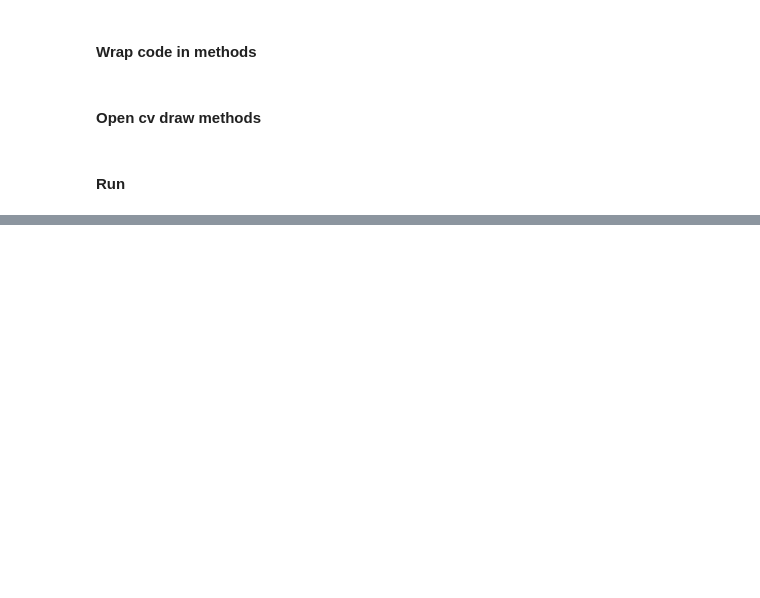
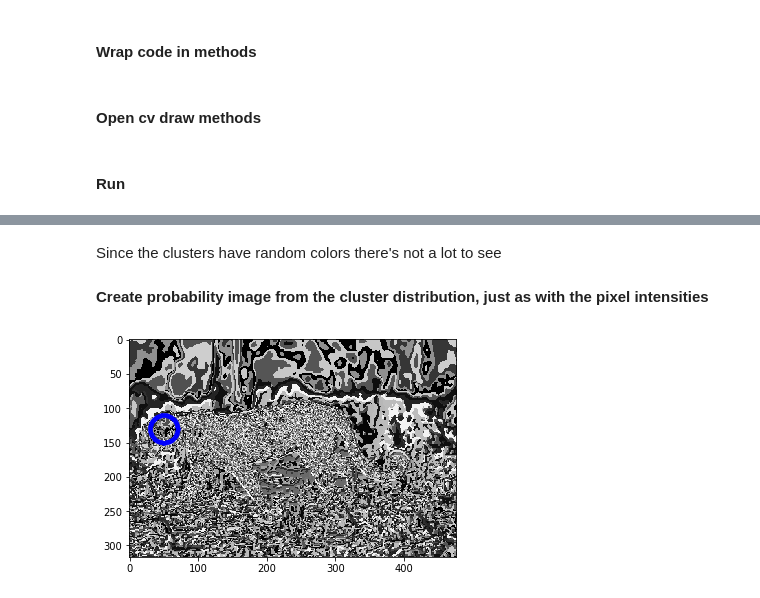
Before and after one commit to Charlottetheis/AIA, a Jupyter notebook: Jacob.ipynb, the cells around one changed output, grey strips where cells are left out. Cells and saved outputs as stored; diff of their text form; code cells hidden in the pictures; blank space fills up the shorter version.

```diff
--- a/Jacob.ipynb
+++ b/Jacob.ipynb
@@ -343,0 +397,12 @@ cv2.waitKey(1);
+# %% [markdown]
+Since the clusters have random colors there's not a lot to see
+# %% [markdown]
+__Create probability image from the cluster distribution, just as with the pixel intensities__
+# %%
+#model = deform_model(n_points = 140, center = (150,200), radius = 40, smooth_param=(0.05,0.1))
+model = deform_model(n_points = 140, center = (130,50), radius = 20, smooth_param=(0.05,0.1))
+
+plt.imshow(cluster_img, cmap='gray')
+plot_snake(model.snake)
+# %% [output]
+[figure, added]
```
Also changed, not shown: parts of 16 cells of this notebook.
